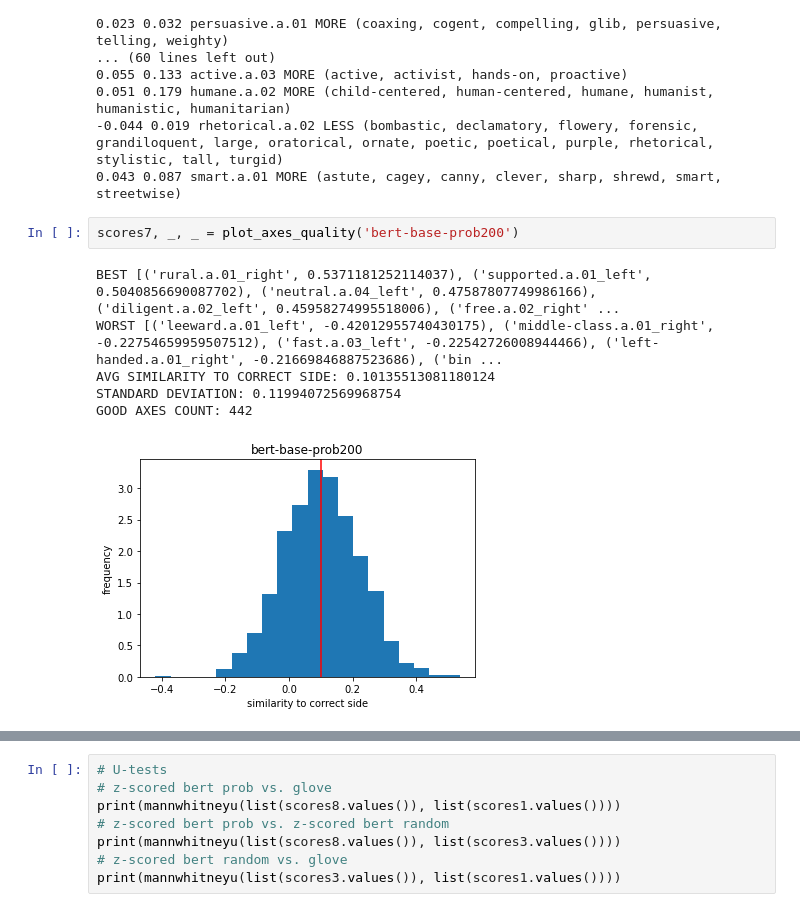
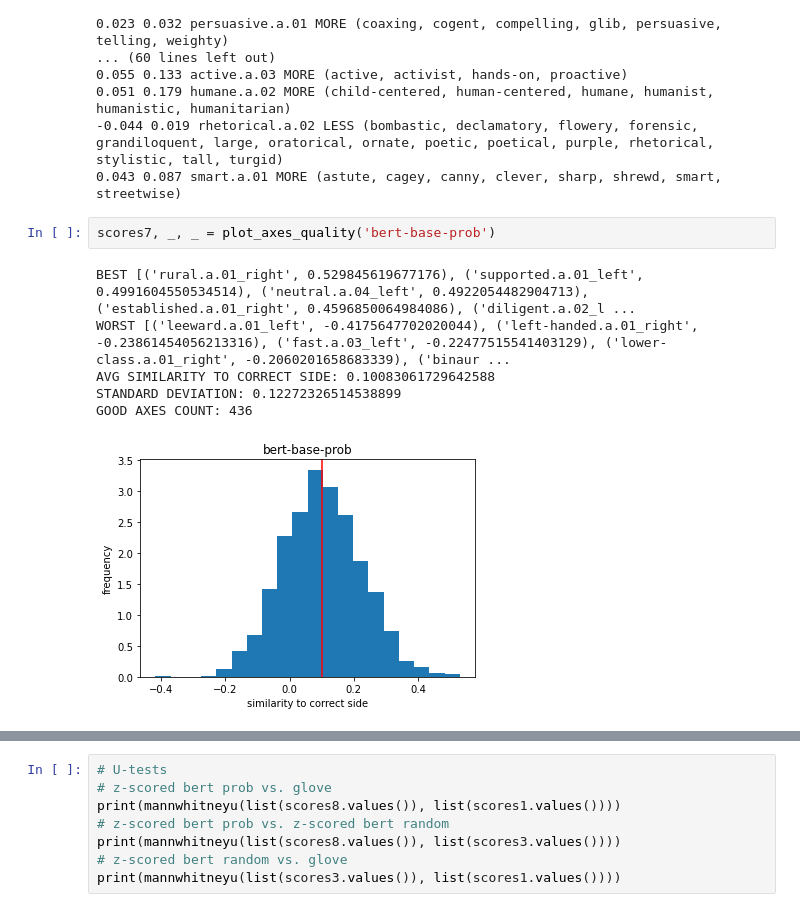
Before and after one commit to lucy3/context_semantic_axes, a Jupyter notebook: code/axes_occupation_viz.ipynb, the cells around one changed output, grey strips where cells are left out. Cells and saved outputs as stored; diff of their text form.

```diff
--- a/code/axes_occupation_viz.ipynb
+++ b/code/axes_occupation_viz.ipynb
@@ -280,12 +280,12 @@ show_top_axes(LOGS + 'semantics_val/person/frameaxis_bert-zscore.json', scores3)
 -0.044 0.019 rhetorical.a.02 LESS (bombastic, declamatory, flowery, forensic, grandiloquent, large, oratorical, ornate, poetic, poetical, purple, rhetorical, stylistic, tall, turgid)
 0.043 0.087 smart.a.01 MORE (astute, cagey, canny, clever, sharp, shrewd, smart, streetwise)
 # %%
-scores7, _, _ = plot_axes_quality('bert-base-prob200')
+scores7, _, _ = plot_axes_quality('bert-base-prob')
 # %% [output]
-BEST [('rural.a.01_right', 0.5371181252114037), ('supported.a.01_left', 0.5040856690087702), ('neutral.a.04_left', 0.47587807749986166), ('diligent.a.02_left', 0.45958274995518006), ('free.a.02_right' ...
-WORST [('leeward.a.01_left', -0.42012955740430175), ('middle-class.a.01_right', -0.22754659959507512), ('fast.a.03_left', -0.22542726008944466), ('left-handed.a.01_right', -0.21669846887523686), ('bin ...
-AVG SIMILARITY TO CORRECT SIDE: 0.10135513081180124
-STANDARD DEVIATION: 0.11994072569968754
-GOOD AXES COUNT: 442
+BEST [('rural.a.01_right', 0.529845619677176), ('supported.a.01_left', 0.4991604550534514), ('neutral.a.04_left', 0.4922054482904713), ('established.a.01_right', 0.4596850064984086), ('diligent.a.02_l ...
+WORST [('leeward.a.01_left', -0.4175647702020044), ('left-handed.a.01_right', -0.23861454056213316), ('fast.a.03_left', -0.22477515541403129), ('lower-class.a.01_right', -0.2060201658683339), ('binaur ...
+AVG SIMILARITY TO CORRECT SIDE: 0.10083061729642588
+STANDARD DEVIATION: 0.12272326514538899
+GOOD AXES COUNT: 436
-[figure, old version]
+[figure, new version]
 # %%
```
Also changed, not shown: parts of 5 cells of this notebook, 2 other files.
